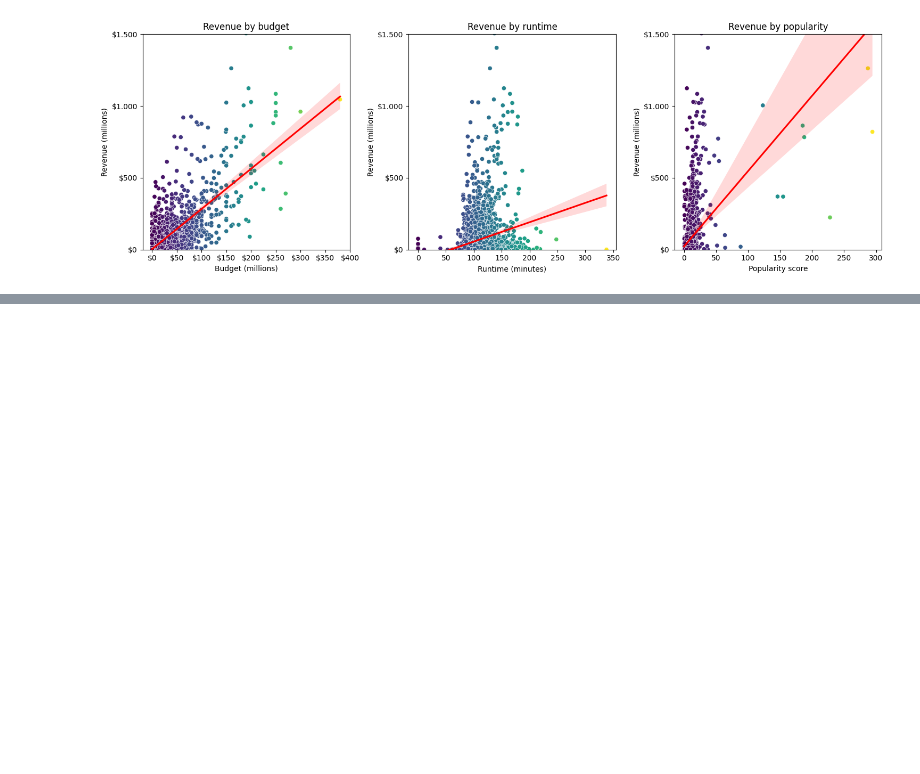
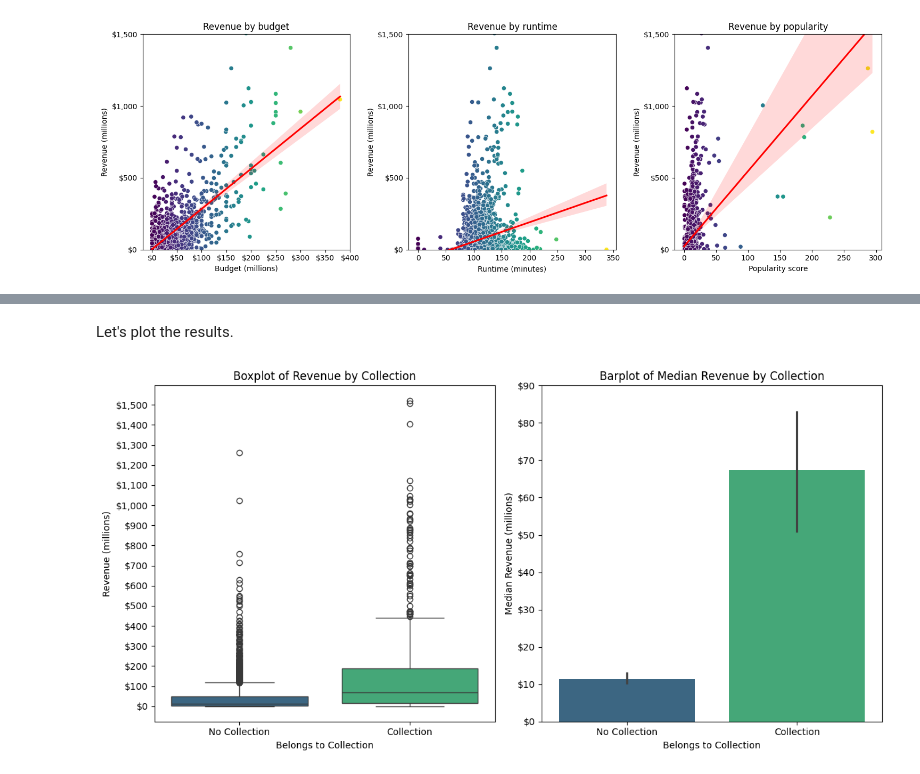
Before and after one commit to 1oannis/tmdb-machine-learning, a Jupyter notebook: tmdb.ipynb, the cells around one changed output, grey strips where cells are left out. Cells and saved outputs as stored; diff of their text form; code cells hidden in the pictures; blank space fills up the shorter version.

```diff
--- a/tmdb.ipynb
+++ b/tmdb.ipynb
@@ -88,0 +147,11 @@ plt.show()
+# %%
+# Extract collection names
+train['collection_name'] = train['belongs_to_collection'].apply(lambda x: ast.literal_eval(x)[0]['name'] if pd.notna(x) and ast.literal_eval(x) else None)
+
+# Group by collection name, count occurrences, and sort
+collection_counts = train['collection_name'].value_counts().reset_index()
+collection_counts.columns = ['collection_name', 'movie_count']
+
+# Filter out collections with no name and display the head
+collection_counts = collection_counts[collection_counts['collection_name'].notna()]
+collection_counts.head(10)
@@ -88,0 +197,3 @@ plt.show()
+# %%
+train['belongs_to_collection'] = train['belongs_to_collection'].apply(lambda x: 1 if pd.notna(x) else 0)
+train[['collection_name', 'belongs_to_collection']].head()
@@ -88,0 +217,30 @@ plt.show()
+# %% [markdown]
+Let's plot the results.
+# %%
+# Create subplots
+plt.figure(figsize=(12, 6))
+
+# Boxplot for revenue by belongs_to_collection
+plt.subplot(1, 2, 1)
+sns.boxplot(data=train, x='belongs_to_collection', y='revenue', hue='belongs_to_collection', palette='viridis')
+plt.xticks([0, 1], ['No Collection', 'Collection'])
+plt.xlabel('Belongs to Collection')
+plt.ylabel('Revenue (millions)')
+plt.yticks(np.arange(0, 1600000000, 100000000), [f'${x//1000000:,}' for x in np.arange(0, 1600000000, 100000000)])
+plt.title('Boxplot of Revenue by Collection')
+plt.legend().remove()
+
+# Barplot for median revenue by belongs_to_collection
+plt.subplot(1, 2, 2)
+sns.barplot(data=train, x='belongs_to_collection', y='revenue', estimator=np.median, hue='belongs_to_collection', palette='viridis')
+plt.xticks([0, 1], ['No Collection', 'Collection'])
+plt.xlabel('Belongs to Collection')
+plt.ylabel('Median Revenue (millions)')
+plt.yticks(np.arange(0, 100000000, 10000000), [f'${x//1000000:,}' for x in np.arange(0, 100000000, 10000000)])
+plt.title('Barplot of Median Revenue by Collection')
+plt.legend().remove()
+
+plt.tight_layout()
+plt.show()
+# %% [output]
+[figure, added]
```
Also changed, not shown: parts of 19 cells of this notebook.
